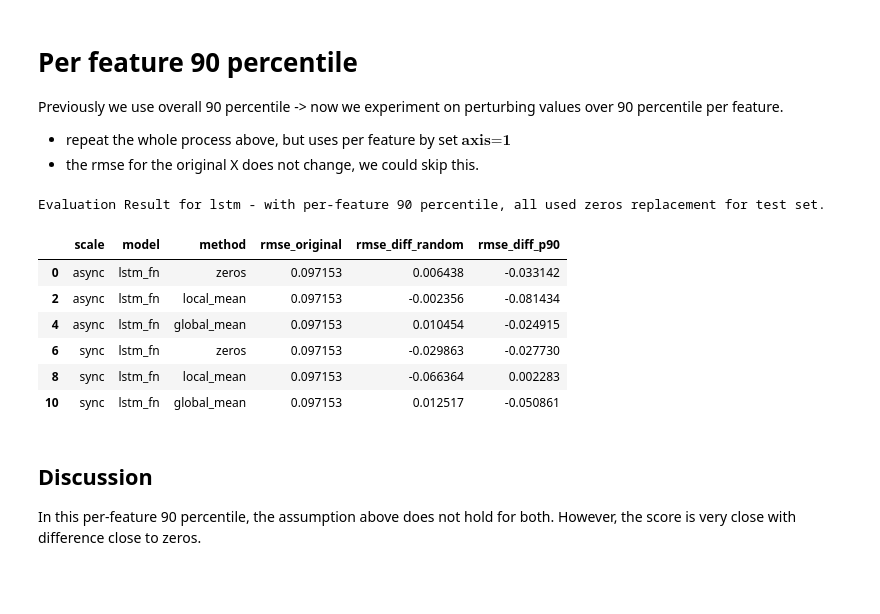
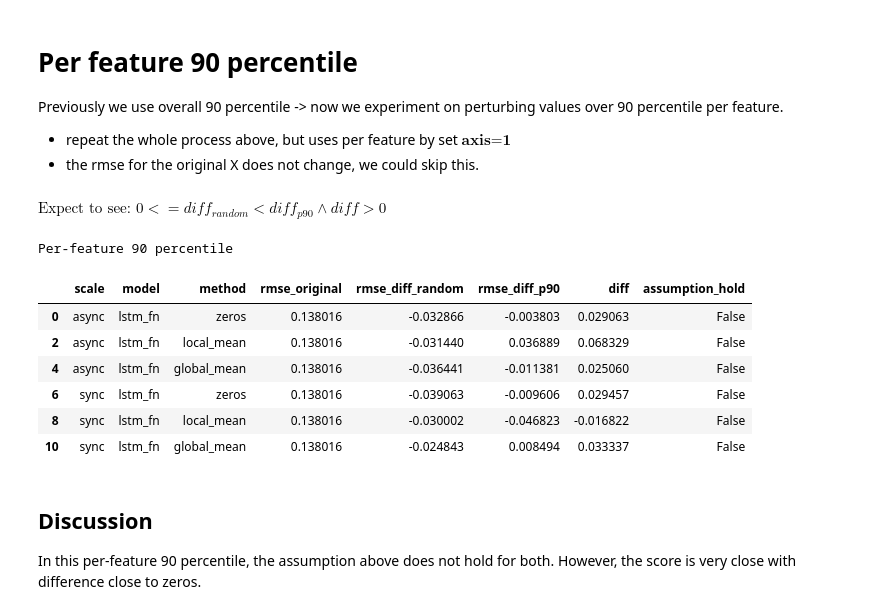
Before and after one commit to dungthuapps/tsx, a Jupyter notebook: notebooks/tsx-eval-qm.ipynb, the cells around one changed output. Saved outputs shown, nothing was run; the diff lists cells and outputs as text; code cells hidden in the pictures; blank space fills up the shorter version.

```diff
--- a/notebooks/tsx-eval-qm.ipynb
+++ b/notebooks/tsx-eval-qm.ipynb
@@ -296,24 +299,21 @@ for e in exp2:
-# %%
-
-eva2_df = pd.DataFrame(list(exp2))
-eva2_df = eva2_df.drop("xcoef", axis=1)
-eva2_df["rmse_diff_random"] = eva2_df.eval("rmse_original - rmse_random")
-eva2_df["rmse_diff_p90"] = eva2_df.eval("rmse_original - rmse_p90")
-
-tt = eva2_df.loc[:, ["scale", "model", "method", "rmse_original","rmse_diff_random", "rmse_diff_p90"]]
-eva2_lstm = tt.query("model == 'lstm_fn' ")
-
-print("Evaluation Result for lstm - with per-feature 90 percentile, all used zeros replacement for test set.")
-eva2_lstm
-# %% [output]
-Evaluation Result for lstm - with per-feature 90 percentile, all used zeros replacement for test set.
-|  | scale | model | method | rmse_original | rmse_diff_random | rmse_diff_p90 |
-| 0 | async | lstm_fn | zeros | 0.097153 | 0.006438 | -0.033142 |
-| 2 | async | lstm_fn | local_mean | 0.097153 | -0.002356 | -0.081434 |
-| 4 | async | lstm_fn | global_mean | 0.097153 | 0.010454 | -0.024915 |
-| 6 | sync | lstm_fn | zeros | 0.097153 | -0.029863 | -0.027730 |
-| 8 | sync | lstm_fn | local_mean | 0.097153 | -0.066364 | 0.002283 |
-| 10 | sync | lstm_fn | global_mean | 0.097153 | 0.012517 | -0.050861 |
+# %%
+test_case_2 = "Per-feature 90 percentile"
+exp2 = qm_rmse_exp(X, y_true, explanations, axis=1)
+# %%
+# Case 2
+display(Math(_math_text_))
+print(test_case_2)
+eva_explainations(exp2)
+# %% [output]
+$\displaystyle \text{Expect to see: } 0 <= diff_{random} < diff_{p90}  \land  diff > 0 $
+Per-feature 90 percentile
+|  | scale | model | method | rmse_original | rmse_diff_random | rmse_diff_p90 | diff | assumption_hold |
+| 0 | async | lstm_fn | zeros | 0.138016 | -0.032866 | -0.003803 | 0.029063 | False |
+| 2 | async | lstm_fn | local_mean | 0.138016 | -0.031440 | 0.036889 | 0.068329 | False |
+| 4 | async | lstm_fn | global_mean | 0.138016 | -0.036441 | -0.011381 | 0.025060 | False |
+| 6 | sync | lstm_fn | zeros | 0.138016 | -0.039063 | -0.009606 | 0.029457 | False |
+| 8 | sync | lstm_fn | local_mean | 0.138016 | -0.030002 | -0.046823 | -0.016822 | False |
+| 10 | sync | lstm_fn | global_mean | 0.138016 | -0.024843 | 0.008494 | 0.033337 | False |
 # %% [markdown]
 ## Discussion
 In this per-feature 90 percentile, the assumption above does not hold for both. However, the score is very close with difference close to zeros.
```
Also changed, not shown: parts of 20 cells of this notebook.
